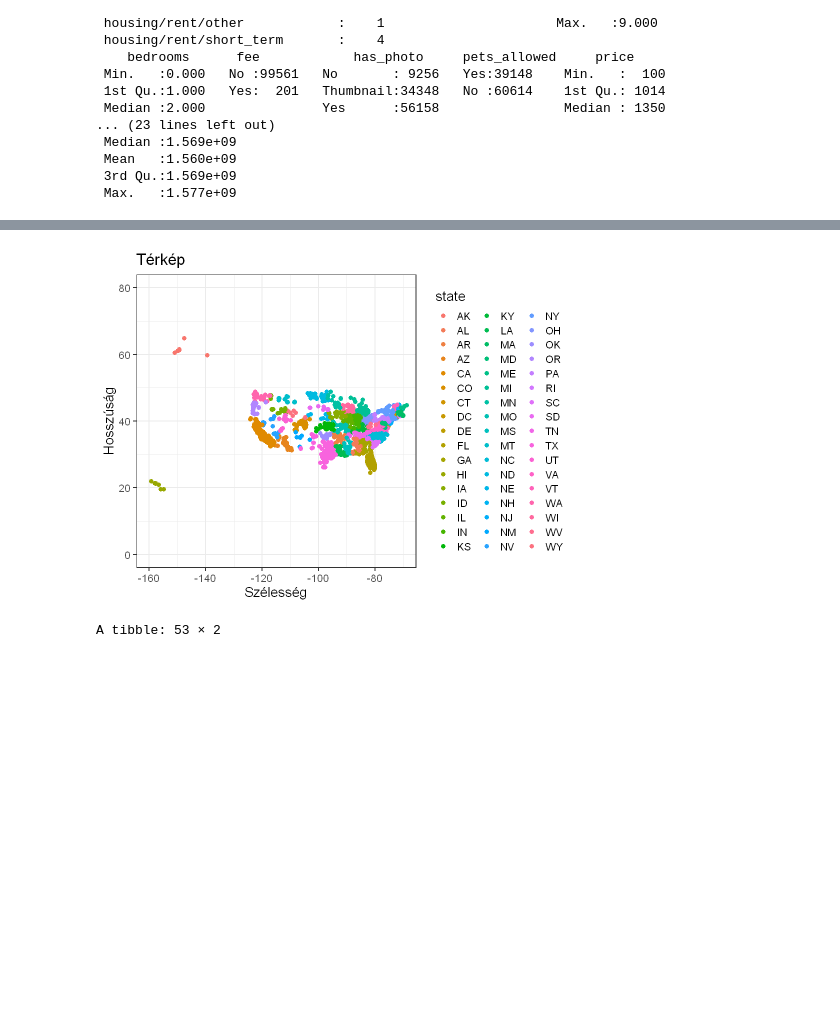
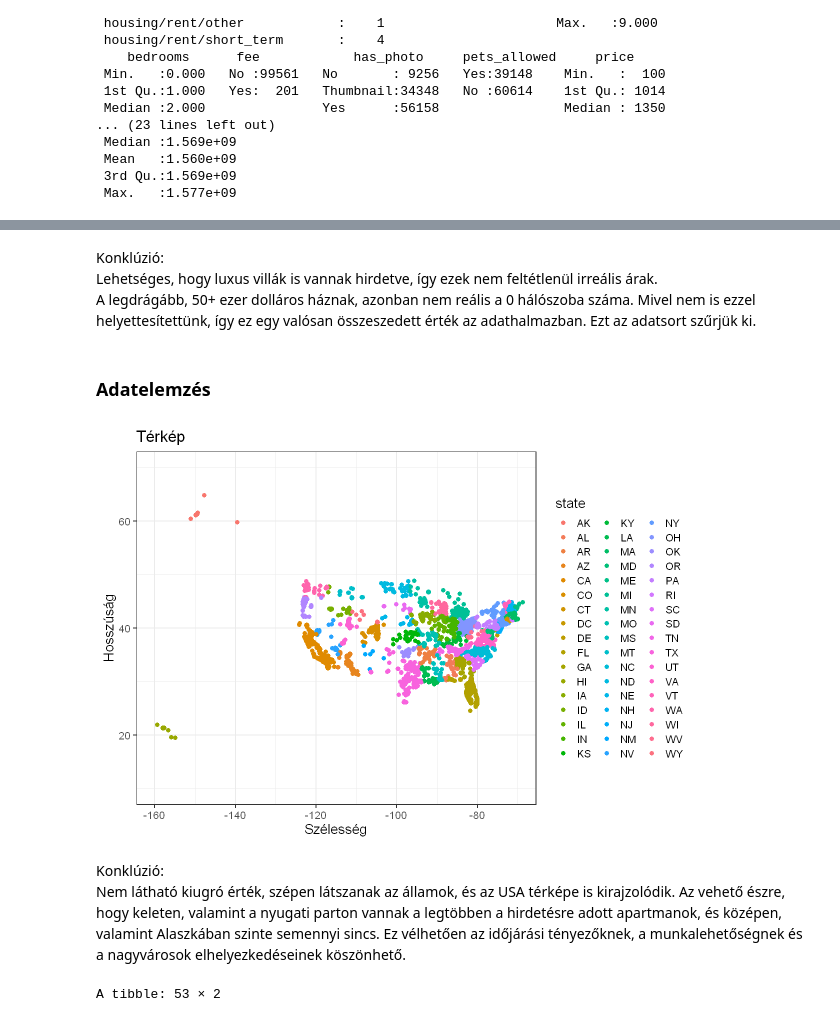
Before and after one commit to N0-0BIE/EX9BLV_ABTG, a Jupyter notebook: code/project.ipynb, the cells around one changed output, grey strips where cells are left out. Saved outputs shown, nothing was run; the diff lists cells and outputs as text; code cells hidden in the pictures; blank space fills up the shorter version.

```diff
--- a/code/project.ipynb
+++ b/code/project.ipynb
@@ -262,0 +244,4 @@ dfc = filter(dfc, price < 50000)
+# %% [markdown]
+Konklúzió:
+Lehetséges, hogy luxus villák is vannak hirdetve, így ezek nem feltétlenül irreális árak.
+A legdrágább, 50+ ezer dolláros háznak, azonban nem reális a 0 hálószoba száma. Mivel nem is ezzel helyettesítettünk, így ez egy valósan összeszedett érték az adathalmazban. Ezt az adatsort szűrjük ki.
@@ -263,20 +250,22 @@ dfc = filter(dfc, price < 50000)
+# %% [markdown]
+### Adatelemzés
 # %%
 # Lat, long és state vizsgálat
 
 dfc %>%
 filter(!is.na(state)) %>%
 ggplot() +
 geom_point(mapping = aes(x = longitude, y = latitude, color = state)) +
-coord_cartesian(xlim=c(-160,-70), ylim=c(0,80)) +
+coord_cartesian(xlim=c(-160,-70), ylim=c(10,70)) +
 xlab("Szélesség") +
 ylab("Hosszúság") +
 ggtitle("Térkép") +
 theme_bw(base_size = 16)
-
-# Konklúzió:
-# Nincs kiugró érték, szépen látszanak az államok, és az USA térképe is kirajzolódik
 # %% [output]
-[figure, old version]
+[figure, new version]
+# %% [markdown]
+Konklúzió:
+Nem látható kiugró érték, szépen látszanak az államok, és az USA térképe is kirajzolódik. Az vehető észre, hogy keleten, valamint a nyugati parton vannak a legtöbben a hirdetésre adott apartmanok, és középen, valamint Alaszkában szinte semennyi sincs. Ez vélhetően az időjárási tényezőknek, a munkalehetőségnek és a nagyvárosok elhelyezkedéseinek köszönhető.
 # %%
 # Amenities (felszereltség) kategória kezelése
 
```
Also changed, not shown: parts of 38 cells of this notebook.
